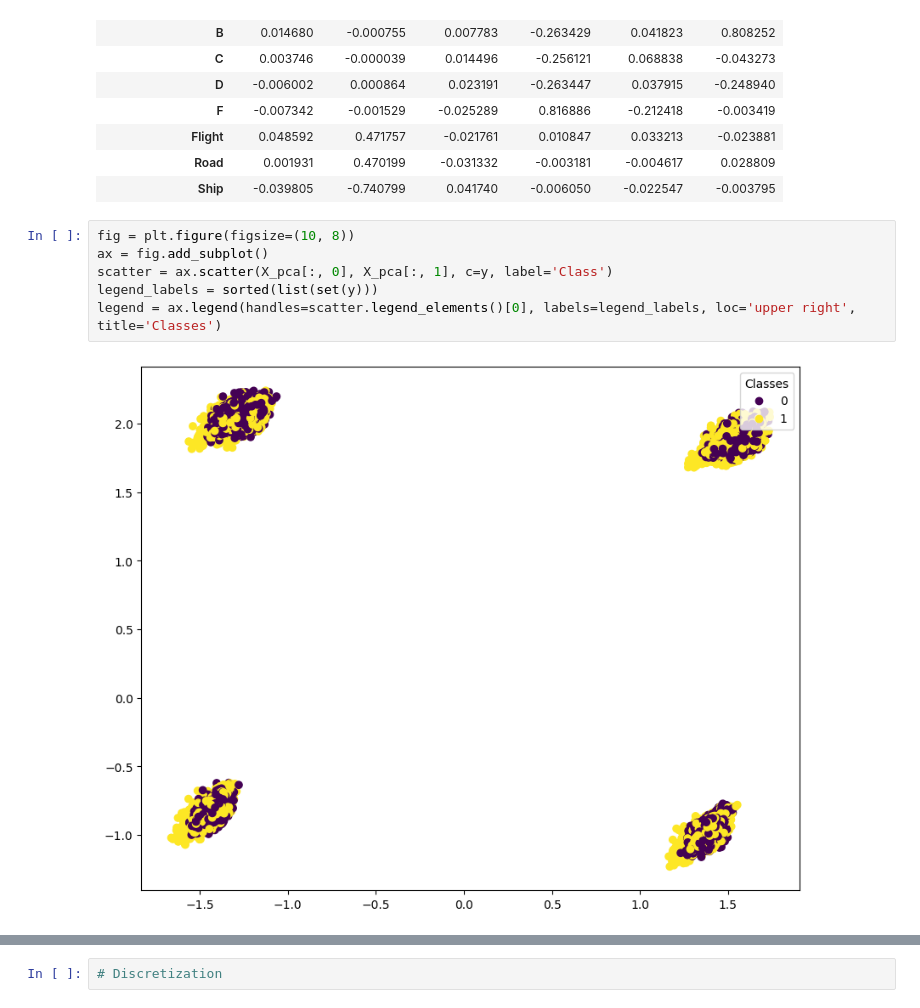
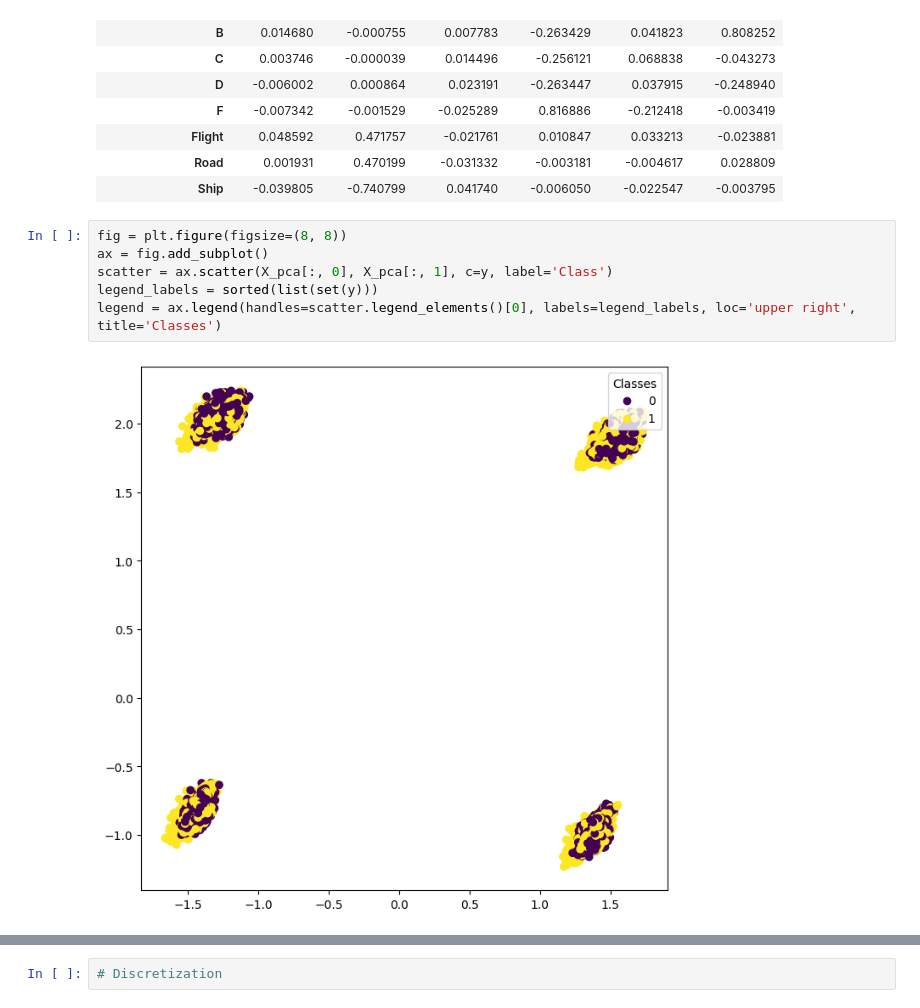
Before and after one commit to Atabeydem/477_Project, a Jupyter notebook: CE 477.ipynb, the cells around one changed output, grey strips where cells are left out. Cells and saved outputs as stored; diff of their text form.

```diff
--- a/CE 477.ipynb
+++ b/CE 477.ipynb
@@ -407,11 +405,11 @@ component_loadings.T
 | Road | 0.001931 | 0.470199 | -0.031332 | -0.003181 | -0.004617 | 0.028809 |
 | Ship | -0.039805 | -0.740799 | 0.041740 | -0.006050 | -0.022547 | -0.003795 |
 # %%
-fig = plt.figure(figsize=(10, 8))
+fig = plt.figure(figsize=(8, 8))
 ax = fig.add_subplot()
 scatter = ax.scatter(X_pca[:, 0], X_pca[:, 1], c=y, label='Class')
 legend_labels = sorted(list(set(y)))
 legend = ax.legend(handles=scatter.legend_elements()[0], labels=legend_labels, loc='upper right', title='Classes')
 # %% [output]
-[figure, old version]
+[figure, new version]
 # %%
```
Also changed, not shown: parts of 15 cells of this notebook.
